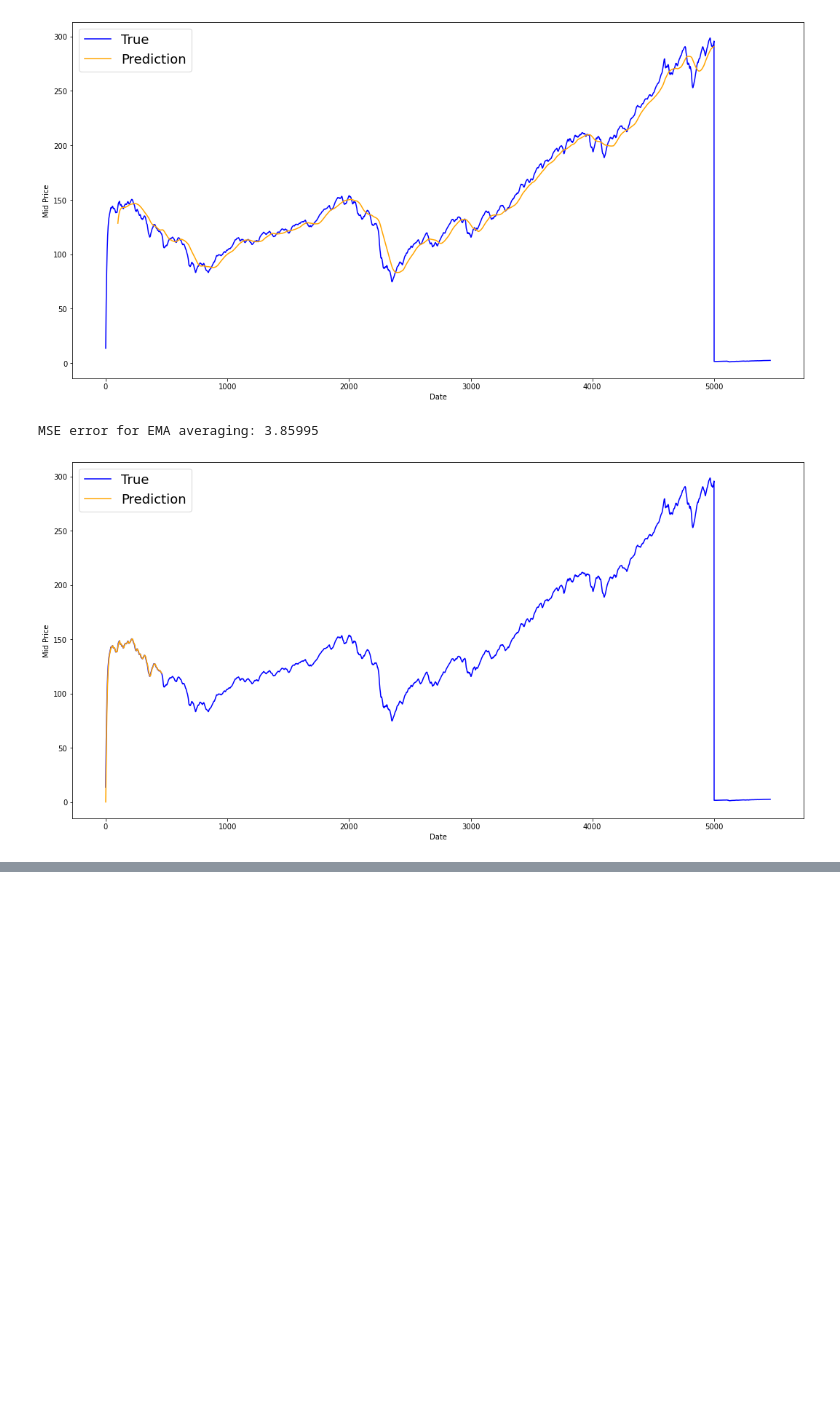
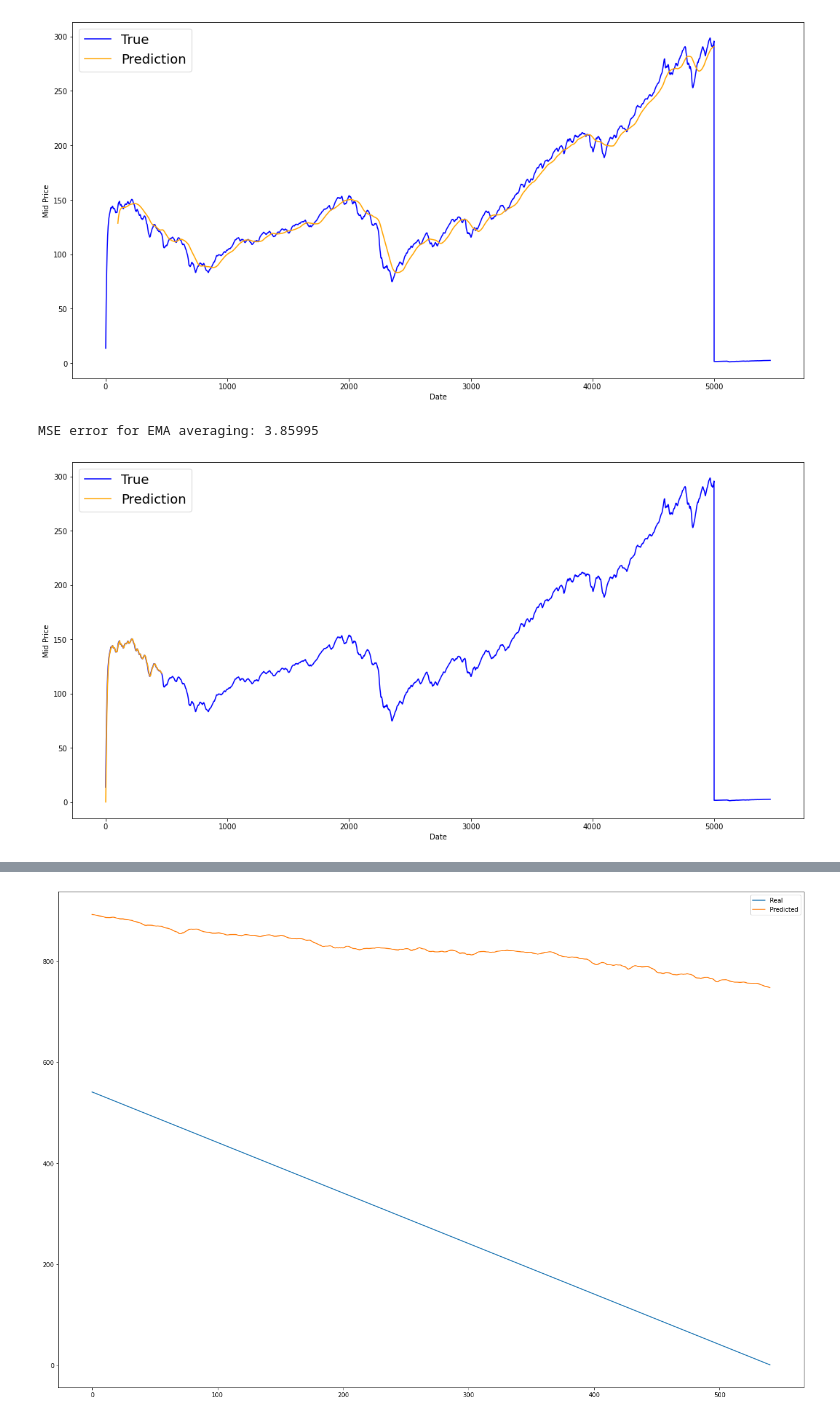
Before and after one commit to djaenicke3/stock_models, a Jupyter notebook: Less_volatile_stocks.ipynb, the cells around one changed output, grey strips where cells are left out. Drawn from its saved outputs; the diff is of its cells as text; code cells hidden in the pictures; blank space fills up the shorter version.

```diff
--- a/Less_volatile_stocks.ipynb
+++ b/Less_volatile_stocks.ipynb
@@ -218,0 +217,82 @@ from stocker import Stocker
+# %%
+ohlcv_histories, technical_indicators, next_day_open_values, unscaled_y, y_normaliser = csv_to_dataset('SPY.csv')
+
+test_split = 0.9
+n = int(ohlcv_histories.shape[0] * test_split)
+
+ohlcv_train = ohlcv_histories[:n]
+tech_ind_train = technical_indicators[:n]
+y_train = next_day_open_values[:n]
+
+ohlcv_test = ohlcv_histories[n:]
+tech_ind_test = technical_indicators[n:]
+y_test = next_day_open_values[n:]
+
+unscaled_y_test = unscaled_y[n:]
+
+print(ohlcv_train.shape)
+print(ohlcv_test.shape)
+
+
+# model architecture
+
+# define two sets of inputs
+lstm_input = Input(shape=(history_points, 5), name='lstm_input')
+dense_input = Input(shape=(technical_indicators.shape[1],), name='tech_input')
+
+# the first branch operates on the first input
+x = LSTM(50, name='lstm_0')(lstm_input)
+x = Dropout(0.2, name='lstm_dropout_0')(x)
+lstm_branch = Model(inputs=lstm_input, outputs=x)
+
+# the second branch opreates on the second input
+y = Dense(20, name='tech_dense_0')(dense_input)
+y = Activation("relu", name='tech_relu_0')(y)
+y = Dropout(0.2, name='tech_dropout_0')(y)
+technical_indicators_branch = Model(inputs=dense_input, outputs=y)
+
+# combine the output of the two branches
+combined = concatenate([lstm_branch.output, technical_indicators_branch.output], name='concatenate')
+
+z = Dense(64, activation="sigmoid", name='dense_pooling')(combined)
+z = Dense(1, activation="linear", name='dense_out')(z)
+
+# our model will accept the inputs of the two branches and
+# then output a single value
+model = Model(inputs=[lstm_branch.input, technical_indicators_branch.input], outputs=z)
+adam = optimizers.Adam(lr=0.0005)
+model.compile(optimizer=adam, loss='mse')
+model.fit(x=[ohlcv_train, tech_ind_train], y=y_train, batch_size=32, epochs=50, shuffle=True, validation_split=0.1)
+
+
+# evaluation
+
+y_test_predicted = model.predict([ohlcv_test, tech_ind_test])
+y_test_predicted = y_normaliser.inverse_transform(y_test_predicted)
+y_predicted = model.predict([ohlcv_histories, technical_indicators])
+y_predicted = y_normaliser.inverse_transform(y_predicted)
+assert unscaled_y_test.shape == y_test_predicted.shape
+real_mse = np.mean(np.square(unscaled_y_test - y_test_predicted))
+scaled_mse = real_mse / (np.max(unscaled_y_test) - np.min(unscaled_y_test)) * 100
+print(scaled_mse)
+
+import matplotlib.pyplot as plt
+
+plt.gcf().set_size_inches(22, 15, forward=True)
+
+start = 0
+end = -1
+
+real = plt.plot(unscaled_y_test[start:end], label='real')
+pred = plt.plot(y_test_predicted[start:end], label='predicted')
+
+# real = plt.plot(unscaled_y[start:end], label='real')
+# pred = plt.plot(y_predicted[start:end], label='predicted')
+
+plt.legend(['Real', 'Predicted'])
+
+plt.show()
+
+from datetime import datetime
+model.save(f'technical_model.h5')
+# %% [output]
@@ -218,0 +316 @@ from stocker import Stocker
+[figure, added]
```
Also changed, not shown: parts of 6 cells of this notebook, 1 other file.
